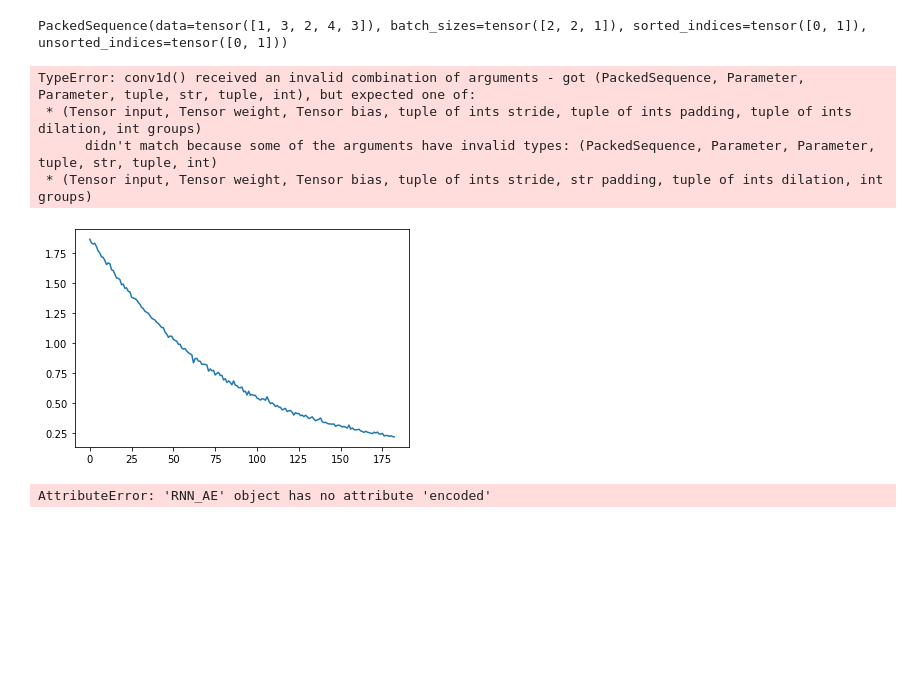
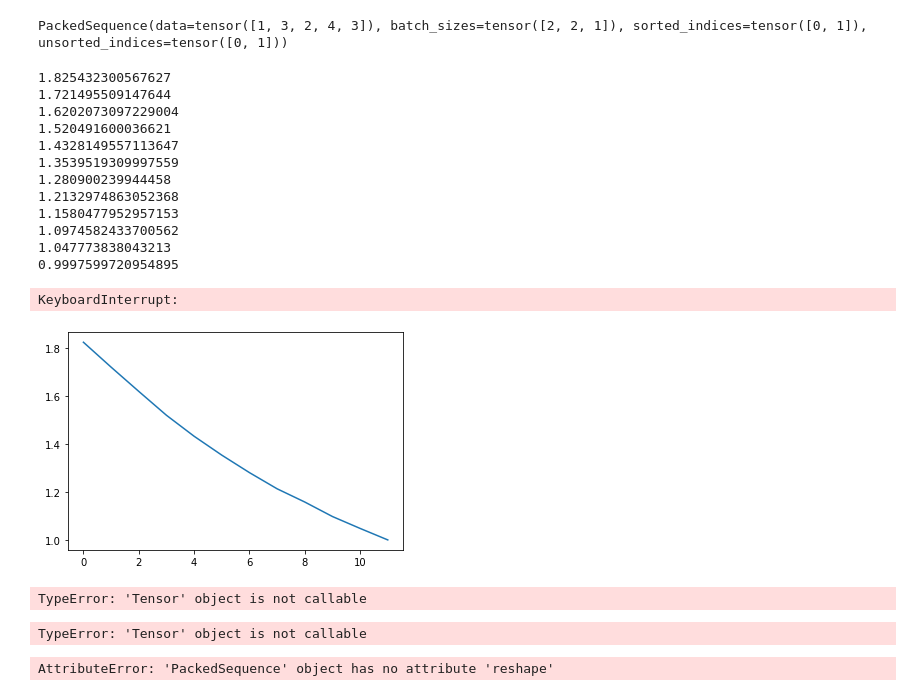
Before and after one commit to TheJproject/deeplearning, a Jupyter notebook: explore(1).ipynb, the cells around one changed output. Saved outputs shown, nothing was run; the diff lists cells and outputs as text; code cells hidden in the pictures; blank space fills up the shorter version.

Commit message:
spectral clustering qui marche pas + fix de l'encoder

```diff
--- a/explore(1).ipynb
+++ b/explore(1).ipynb
@@ -193,9 +184,9 @@ class RNN_AE(nn.Module): #wrapper class for the encoder and decoders above
         self.dec = RNN_dec()
 
     def forward(self,x):
-        encoded = self.enc(x)
-        decoded = self.dec(encoded, x)
-        return decoded
+        self.encoded = self.enc(x)
+        self.decoded = self.dec(self.encoded, x)
+        return self.decoded
 
     def get_latent(self,x):
         return self.encoded(x)
@@ -254,34 +245,48 @@ def collate(batch):
     return get_packed(batch)
 dataloader = DataLoader(my_data, batch_size=8, shuffle=True,
                        collate_fn=collate)
-model = RNN_AE()
-#model = AE_conv(L)
-loss_fn = nn.MSELoss()
-optimizer = torch.optim.SGD(model.parameters(), lr=1e-3)
 
-loss_array = []
+do_run = False
+do_run = True
+if (do_run): #on veut pas devoir run tout le temps parce sinon gros cansr
+    model = RNN_AE()
+    #model = AE_conv(L)
+    loss_fn = nn.MSELoss()
+    optimizer = torch.optim.SGD(model.parameters(), lr=1e-3)
 
-for x in dataloader:
-    pred = model(x)
-    loss = loss_fn(pred.data, x.data) #packedsequences
+    loss_array = []
 
-    optimizer.zero_grad()
-    loss.backward()
-    optimizer.step()
-    loss_array.append(float(loss))
-    print(float(loss))
+    for x in dataloader:
+        pred = model(x)
+        loss = loss_fn(pred.data, x.data) #packedsequences
+
+        optimizer.zero_grad()
+        loss.backward()
+        optimizer.step()
+        loss_array.append(float(loss))
+        print(float(loss))
 # %% [output]
-TypeError: conv1d() received an invalid combination of arguments - got (PackedSequence, Parameter, Parameter, tuple, str, tuple, int), but expected one of:
- * (Tensor input, Tensor weight, Tensor bias, tuple of ints stride, tuple of ints padding, tuple of ints dilation, int groups)
-      didn't match because some of the arguments have invalid types: (PackedSequence, Parameter, Parameter, tuple, str, tuple, int)
- * (Tensor input, Tensor weight, Tensor bias, tuple of ints stride, str padding, tuple of ints dilation, int groups)
+1.825432300567627
+1.721495509147644
+1.6202073097229004
+1.520491600036621
+1.4328149557113647
+1.3539519309997559
+1.280900239944458
+1.2132974863052368
+1.1580477952957153
+1.0974582433700562
+1.047773838043213
+0.9997599720954895
+KeyboardInterrupt:
 # %%
-steps_plot = np.arange(0,len(loss_array),1)
+if (do_run):
+    steps_plot = np.arange(0,len(loss_array),1)
 
-plt.plot(steps_plot,loss_array)
-plt.show()
+    plt.plot(steps_plot,loss_array)
+    plt.show()
 # %% [output]
-[figure, old version]
+[figure, new version]
 # %%
 def visualization(x,display = True):
     tsne = TSNE(n_components=2, n_iter=3000, )
@@ -309,7 +314,7 @@ for x in dataloader:
     latent.append(model.get_latent(x).detach().numpy()[0])
 visualization(latent)
 # %% [output]
-AttributeError: 'RNN_AE' object has no attribute 'encoded'
+TypeError: 'Tensor' object is not callable
 # %%
 # TODO :
 # once model is trained, call pytorch model.dont_train (-> in pytorch no_grad=True)
@@ -319,3 +324,18 @@ embed = sklearn.chungus.TSNE().fit_transform(latent)
 # plt.scatter(*embed.T)
 # latent: np.array, run some sort of regression on (ex logistic or linear for discrimination)
 #or small neural net again
+# %% [output]
+TypeError: 'Tensor' object is not callable
+# %%
+#%pip install scikit-learn
+from sklearn.cluster import KMeans
+
+n_clusters = 2
+
+for x in dataloader:
+    kmeans = KMeans(n_clusters=n_clusters)
+    X = x.reshape(-1, 1)
+    kmeans.fit(x)
+    print("{}: {}".format(col, kmeans.predict(X)))
+# %% [output]
+AttributeError: 'PackedSequence' object has no attribute 'reshape'
```
Also changed, not shown: parts of 2 cells of this notebook.
